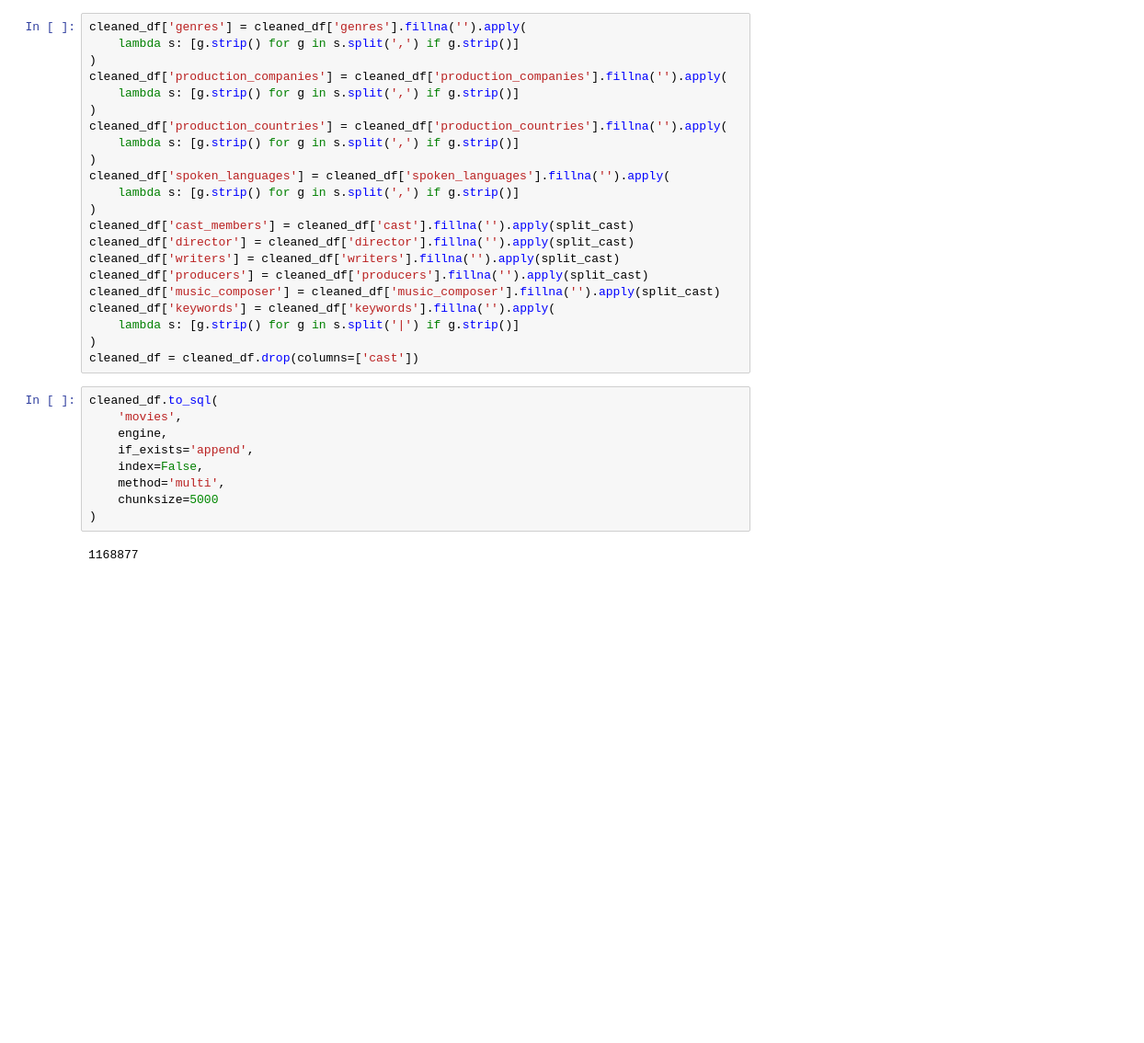
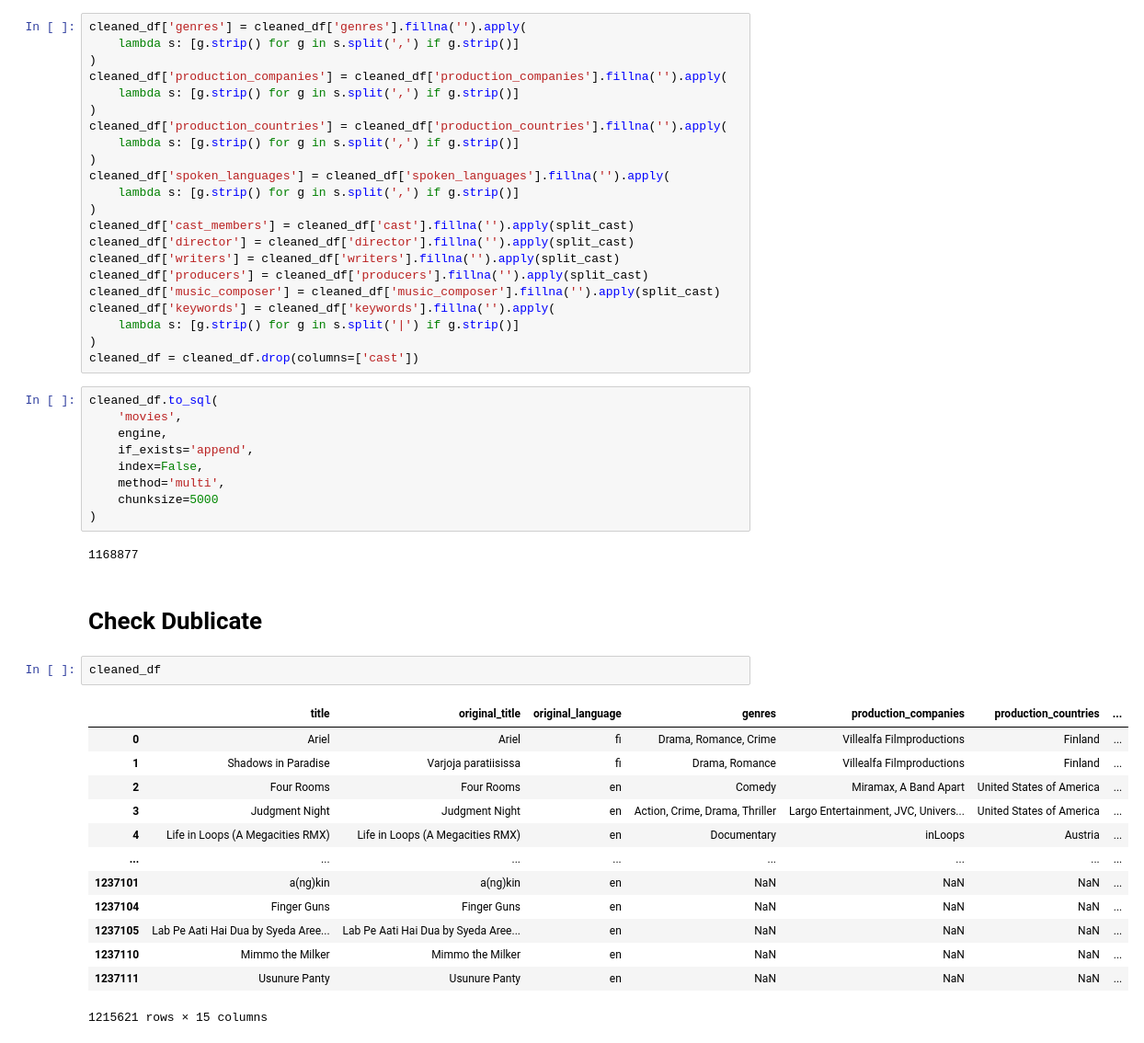
Before and after one commit to dilminidasunika/movie_recommendation_system, a Jupyter notebook: Notebooks/Dataset_Preprocessing.ipynb, the cells around one changed output. Shown at 92% size. Drawn from its saved outputs; the diff is of its cells as text; blank space fills up the shorter version.

Commit message:
dublicate fix

```diff
--- a/Notebooks/Dataset_Preprocessing.ipynb
+++ b/Notebooks/Dataset_Preprocessing.ipynb
@@ -852,3 +903,21 @@ cleaned_df.to_sql(
 )
 # %% [output]
 1168877
+# %% [markdown]
+# Check Dublicate
+# %%
+cleaned_df
+# %% [output]
+|  | title | original_title | original_language | genres | production_companies | production_countries | ... |
+| 0 | Ariel | Ariel | fi | Drama, Romance, Crime | Villealfa Filmproductions | Finland | ... |
+| 1 | Shadows in Paradise | Varjoja paratiisissa | fi | Drama, Romance | Villealfa Filmproductions | Finland | ... |
+| 2 | Four Rooms | Four Rooms | en | Comedy | Miramax, A Band Apart | United States of America | ... |
+| 3 | Judgment Night | Judgment Night | en | Action, Crime, Drama, Thriller | Largo Entertainment, JVC, Univers... | United States of America | ... |
+| 4 | Life in Loops (A Megacities RMX) | Life in Loops (A Megacities RMX) | en | Documentary | inLoops | Austria | ... |
+| ... | ... | ... | ... | ... | ... | ... | ... |
+| 1237101 | a(ng)kin | a(ng)kin | en | NaN | NaN | NaN | ... |
+| 1237104 | Finger Guns | Finger Guns | en | NaN | NaN | NaN | ... |
+| 1237105 | Lab Pe Aati Hai Dua by Syeda Aree... | Lab Pe Aati Hai Dua by Syeda Aree... | en | NaN | NaN | NaN | ... |
+| 1237110 | Mimmo the Milker | Mimmo the Milker | en | NaN | NaN | NaN | ... |
+| 1237111 | Usunure Panty | Usunure Panty | en | NaN | NaN | NaN | ... |
+1215621 rows × 15 columns
```
Also changed, not shown: parts of 47 cells of this notebook.
